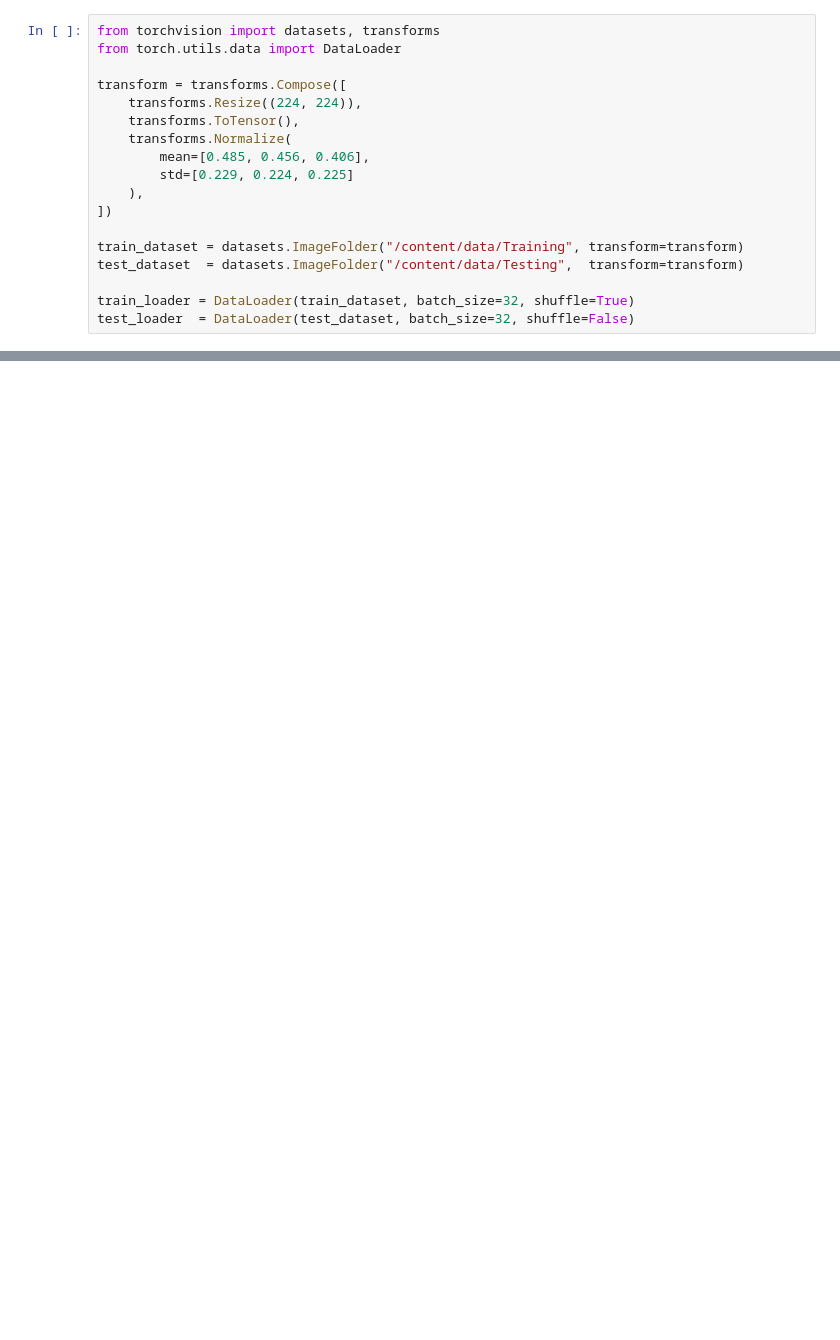
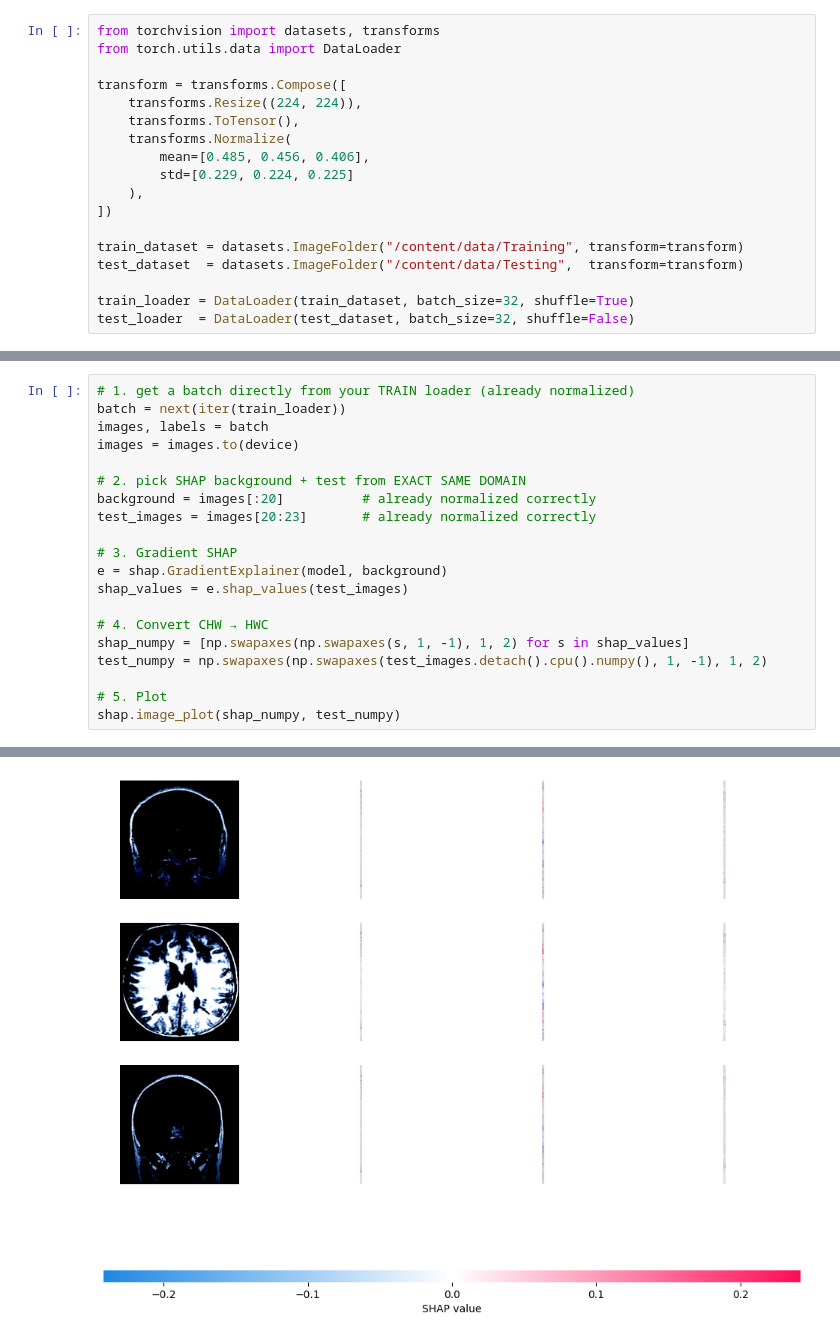
Before and after one commit to y-oth/dst_assessment2, a Jupyter notebook: Elliot M/SHAPImplementation.ipynb, the cells around one changed output, grey strips where cells are left out. Cells and saved outputs as stored; diff of their text form; blank space fills up the shorter version.

```diff
--- a/Elliot M/SHAPImplementation.ipynb
+++ b/Elliot M/SHAPImplementation.ipynb
@@ -289,0 +306,21 @@ shap.image_plot(shap_numpy, test_numpy)
+# %%
+# 1. get a batch directly from your TRAIN loader (already normalized)
+batch = next(iter(train_loader))
+images, labels = batch
+images = images.to(device)
+
+# 2. pick SHAP background + test from EXACT SAME DOMAIN
+background = images[:20]          # already normalized correctly
+test_images = images[20:23]       # already normalized correctly
+
+# 3. Gradient SHAP
+e = shap.GradientExplainer(model, background)
+shap_values = e.shap_values(test_images)
+
+# 4. Convert CHW → HWC
+shap_numpy = [np.swapaxes(np.swapaxes(s, 1, -1), 1, 2) for s in shap_values]
+test_numpy = np.swapaxes(np.swapaxes(test_images.detach().cpu().numpy(), 1, -1), 1, 2)
+
+# 5. Plot
+shap.image_plot(shap_numpy, test_numpy)
+# %% [output]
@@ -289,0 +330 @@ shap.image_plot(shap_numpy, test_numpy)
+[figure, added]
```
Also changed, not shown: parts of 16 cells of this notebook.
